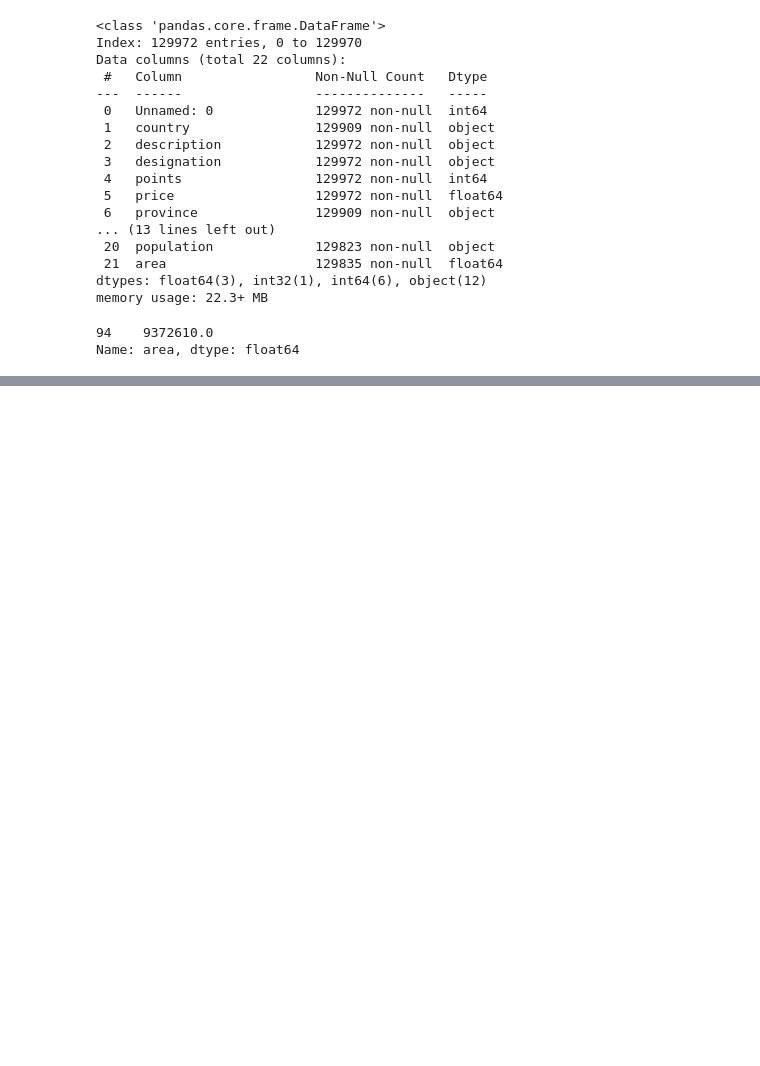
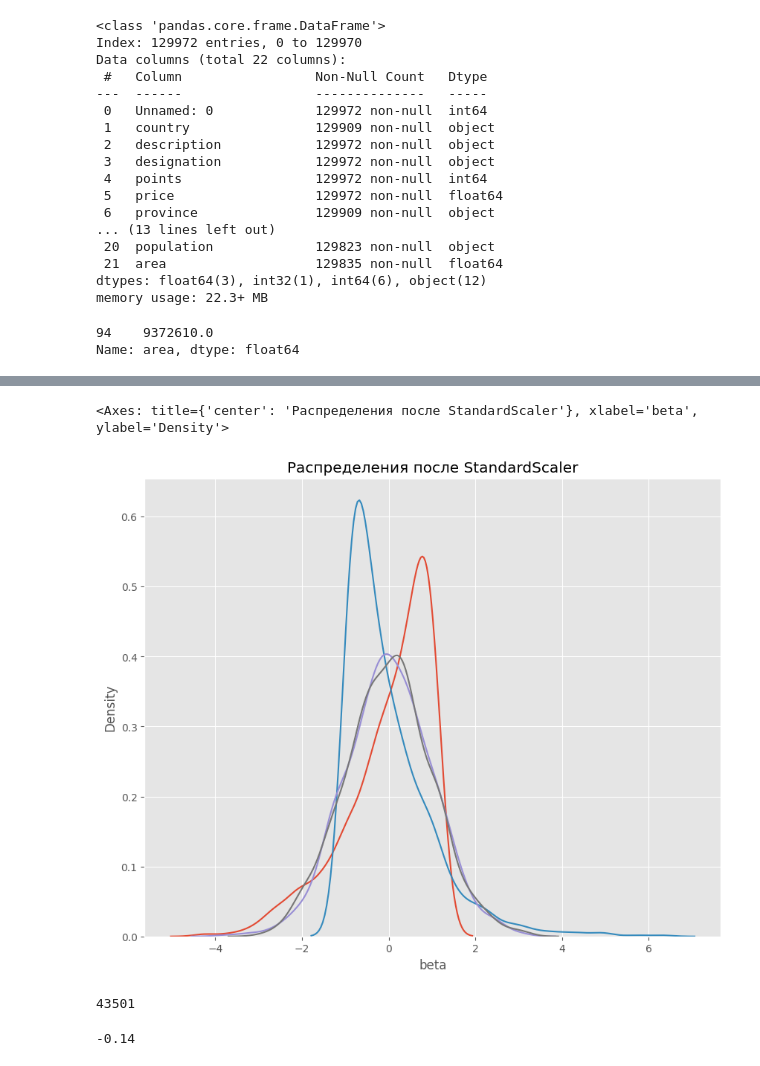
Before and after one commit to kondratiev-du/sf_data_science, a Jupyter notebook: education_folder/eda/eda_3/eda_3.ipynb, the cells around one changed output, grey strips where cells are left out. Cells and saved outputs as stored; diff of their text form; code cells hidden in the pictures; blank space fills up the shorter version.

```diff
--- a/education_folder/eda/eda_3/eda_3.ipynb
+++ b/education_folder/eda/eda_3/eda_3.ipynb
@@ -221,0 +665,40 @@ Name: area, dtype: float64
+# %%
+# инициализируем стандартизатор StandardScaler
+s_scaler = preprocessing.StandardScaler()
+
+# кодируем исходный датасет
+df_s = s_scaler.fit_transform(df)
+
+# Преобразуем промежуточный датасет в полноценный датафрейм для визуализации
+df_s = pd.DataFrame(df_s, columns=col_names)
+
+fig, (ax1) = plt.subplots(ncols=1, figsize=(10, 8))
+ax1.set_title('Распределения после StandardScaler')
+
+sns.kdeplot(df_s['beta'], ax=ax1)
+sns.kdeplot(df_s['exponential'], ax=ax1)
+sns.kdeplot(df_s['normal_p'], ax=ax1)
+sns.kdeplot(df_s['normal_l'], ax=ax1)
+# %% [output]
+<Axes: title={'center': 'Распределения после StandardScaler'}, xlabel='beta', ylabel='Density'>
+[figure, added]
+# %%
+# инициализируем нормализатор RobustScaler
+r_scaler = preprocessing.RobustScaler()
+
+# кодируем исходный датасет
+data['price_norm'] = r_scaler.fit_transform(pd.DataFrame(data['price']))
+print(round(data['price_norm'].sum()))
+# %% [output]
+43501
+# %%
+# инициализируем стандартизатор StandardScaler
+s_scaler = preprocessing.StandardScaler()
+
+# кодируем исходный датасет
+data['price_sc'] = s_scaler.fit_transform(data[['price']])
+data['price_sc']
+#data.iloc[129968]['price_sc']
+round(data['price_sc'][129968],2)
+# %% [output]
+-0.14
```
Also changed, not shown: parts of 30 cells of this notebook.
